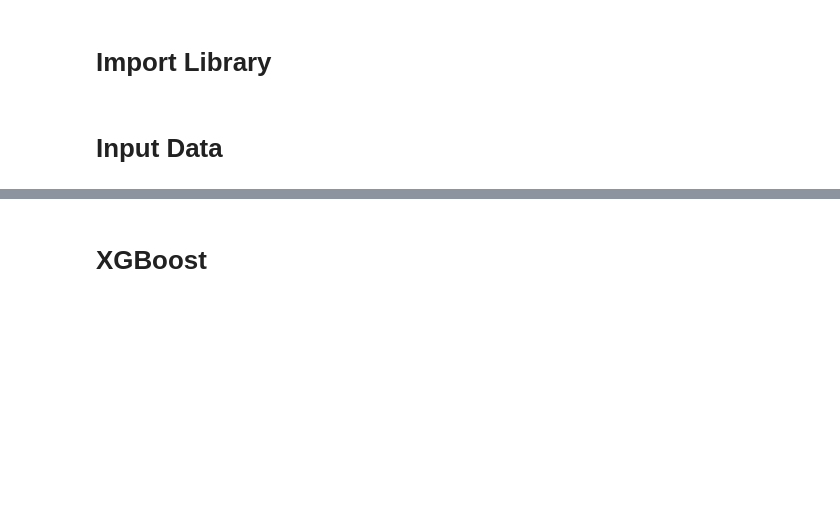
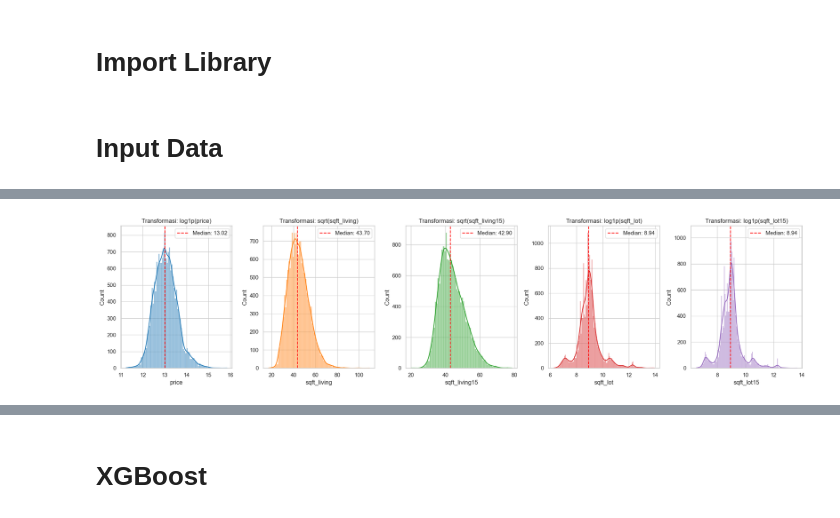
Before and after one commit to michaelwijaya2509/House-Price-Prediction---Data-Analytics, a Jupyter notebook: HousePricePrediction.ipynb, the cells around one changed output, grey strips where cells are left out. Saved outputs shown, nothing was run; the diff lists cells and outputs as text; code cells hidden in the pictures; blank space fills up the shorter version.

```diff
--- a/HousePricePrediction.ipynb
+++ b/HousePricePrediction.ipynb
@@ -55,0 +172,30 @@ Test size: 2162 (10.0%)
+# %%
+train_transforms = {
+    'price': np.log1p,
+    'sqft_living': np.sqrt,
+    'sqft_living15': np.sqrt,
+    'sqft_lot': np.log1p,
+    'sqft_lot15': np.log1p
+}
+
+# Visualisasi setelah transformasi (hanya untuk train)
+sns.set(style="whitegrid")
+fig, axes = plt.subplots(1, len(train_transforms), figsize=(20, 5))
+
+for i, (col, func) in enumerate(train_transforms.items()):
+    # Transformasi dan timpa kolom aslinya di train
+    train_df[col] = func(train_df[col])
+
+    # Visualisasi hasil transformasi
+    ax = axes[i]
+    sns.histplot(train_df[col], kde=True, ax=ax, color=plt.cm.tab10(i))
+    median_val = train_df[col].median()
+    ax.axvline(median_val, color='red', linestyle='--', label=f'Median: {median_val:.2f}')
+    ax.set_title(f'Transformasi: {func.__name__}({col})', fontsize=12)
+    ax.set_xlabel(col)
+    ax.legend()
+
+plt.tight_layout()
+plt.show()
+# %% [output]
+[figure, added]
```
Also changed, not shown: parts of 15 cells of this notebook, 3 other files.
